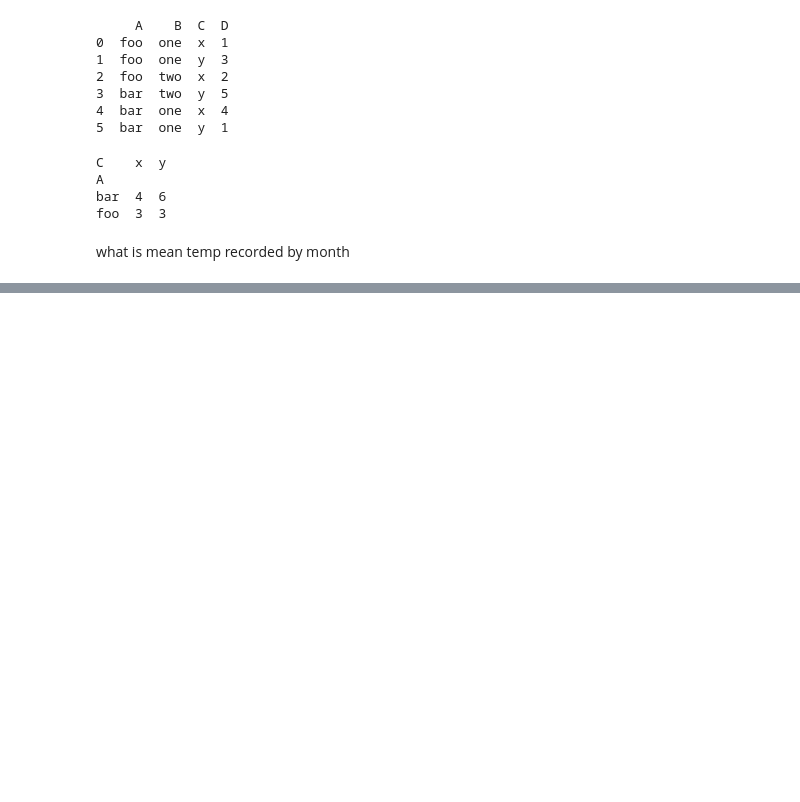
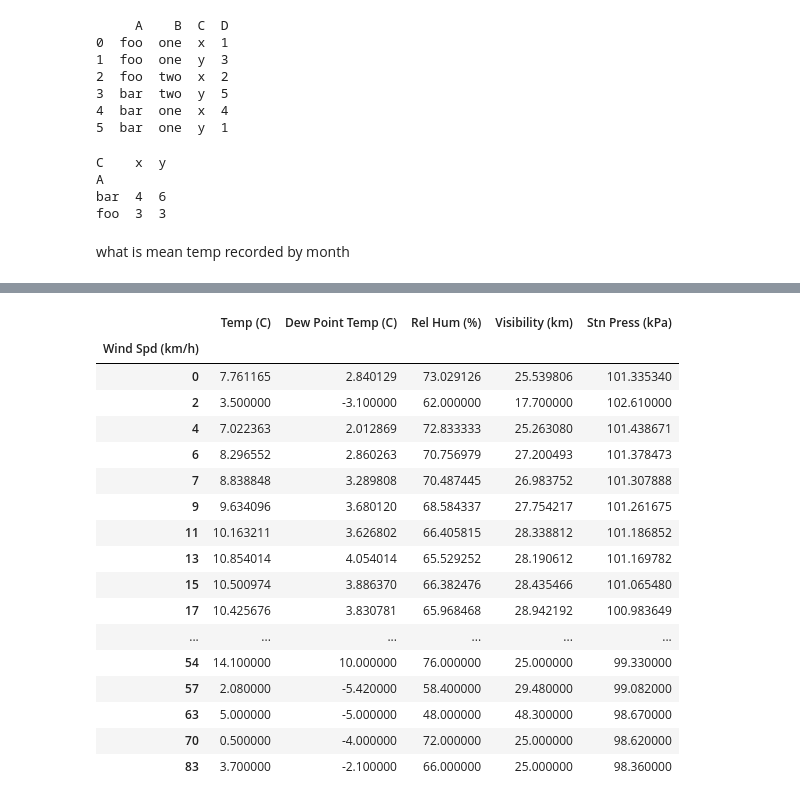
Before and after one commit to DEBAJITSAMANTA7/Big-Data-Engineering-Full, a Jupyter notebook: Pandas_python/pandas_part5.ipynb, the cells around one changed output, grey strips where cells are left out. Drawn from its saved outputs; the diff is of its cells as text; code cells hidden in the pictures; blank space fills up the shorter version.

```diff
--- a/Pandas_python/pandas_part5.ipynb
+++ b/Pandas_python/pandas_part5.ipynb
@@ -58,7 +58,24 @@ foo  3  3
 # %% [markdown]
 what is mean temp recorded by month
 # %%
-print(weather_df['Weather'])
-mean_temp_df=pd.pivot_table(weather_df,
-                            )
+# print(weather_df['Weather'])
+# mean_temp_df=pd.pivot_table(weather_df,
+#                             values='Temp (C)',
+#                             index=weather_df['Date/Time'].dt.month,
+#                          #    dt.month is date and time operation in pandas one type od specific function
+#                          aggfunc=np.mean
+
+#                             )
+weather_df['Date/Time']=pd.to_datetime(weather_df['Date/Time'])
+# need to convert it from a series to a date time column
+
+weather_df['Month'] = weather_df['Date/Time'].dt.month_name()
+
+mean_temp_df = pd.pivot_table(
+    weather_df,
+    values='Temp (C)',
+    index='Month',              # Use the new column name, not a Series
+    aggfunc="mean")
+
+print(mean_temp_df)
 # %% [output]
@@ -76,0 +116,30 @@ Name: Weather, Length: 8784, dtype: object
+# %%
+
+
+mean_temparature_df2=weather_df.groupby(weather_df['Date/Time'].dt.month).mean(numeric_only=True).reset_index()
+mean_temparature_df2
+
+# .mean(numeric_only=True) means in the column all the mean will happen only for the numeric values columns
+
+# or specify the column that you want to print
+
+weather_df.groupby(weather_df['Wind Spd (km/h)']).mean(numeric_only=True)
+# %% [output]
+|  | Temp (C) | Dew Point Temp (C) | Rel Hum (%) | Visibility (km) | Stn Press (kPa) |
+| Wind Spd (km/h) |  |  |  |  |  |
+| 0 | 7.761165 | 2.840129 | 73.029126 | 25.539806 | 101.335340 |
+| 2 | 3.500000 | -3.100000 | 62.000000 | 17.700000 | 102.610000 |
+| 4 | 7.022363 | 2.012869 | 72.833333 | 25.263080 | 101.438671 |
+| 6 | 8.296552 | 2.860263 | 70.756979 | 27.200493 | 101.378473 |
+| 7 | 8.838848 | 3.289808 | 70.487445 | 26.983752 | 101.307888 |
+| 9 | 9.634096 | 3.680120 | 68.584337 | 27.754217 | 101.261675 |
+| 11 | 10.163211 | 3.626802 | 66.405815 | 28.338812 | 101.186852 |
+| 13 | 10.854014 | 4.054014 | 65.529252 | 28.190612 | 101.169782 |
+| 15 | 10.500974 | 3.886370 | 66.382476 | 28.435466 | 101.065480 |
+| 17 | 10.425676 | 3.830781 | 65.968468 | 28.942192 | 100.983649 |
+| ... | ... | ... | ... | ... | ... |
+| 54 | 14.100000 | 10.000000 | 76.000000 | 25.000000 | 99.330000 |
+| 57 | 2.080000 | -5.420000 | 58.400000 | 29.480000 | 99.082000 |
+| 63 | 5.000000 | -5.000000 | 48.000000 | 48.300000 | 98.670000 |
+| 70 | 0.500000 | -4.000000 | 72.000000 | 25.000000 | 98.620000 |
+| 83 | 3.700000 | -2.100000 | 66.000000 | 25.000000 | 98.360000 |
```
Also changed, not shown: parts of 10 cells of this notebook.
